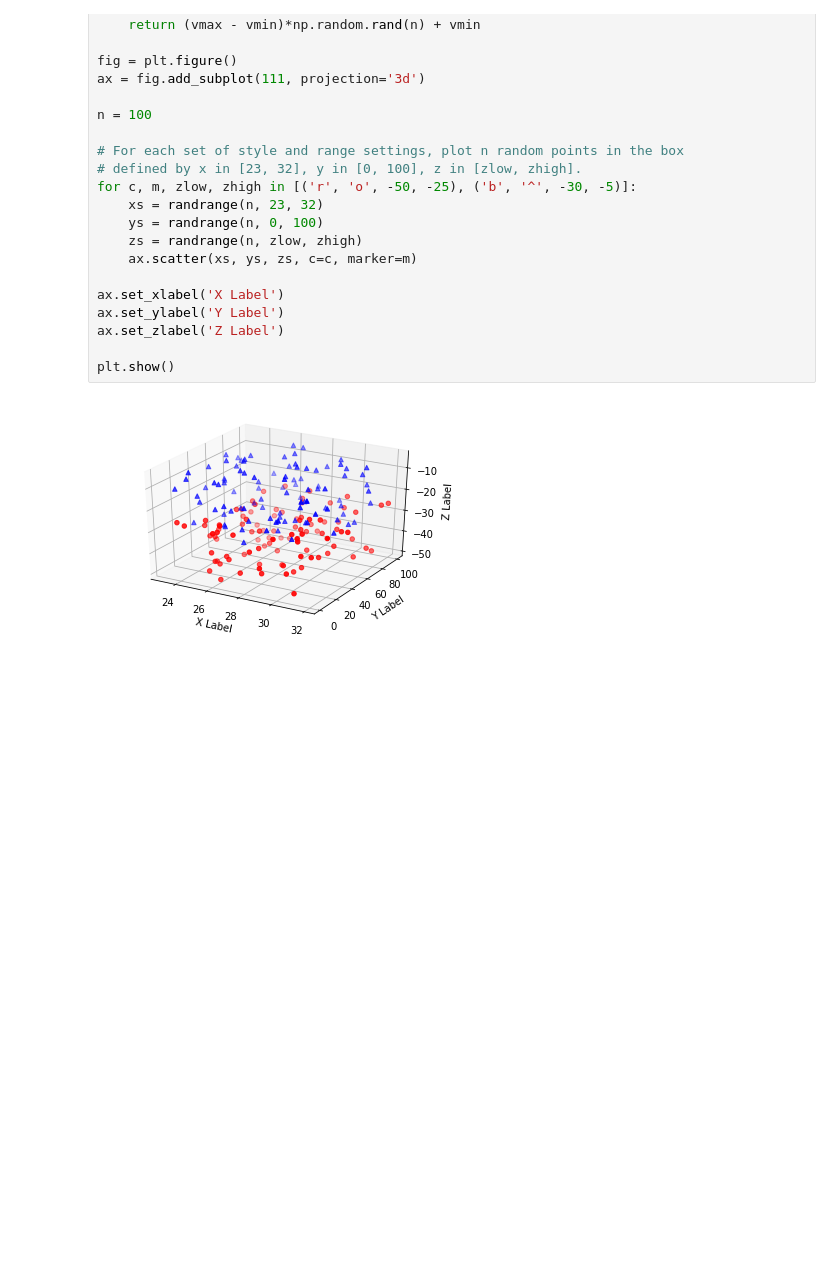
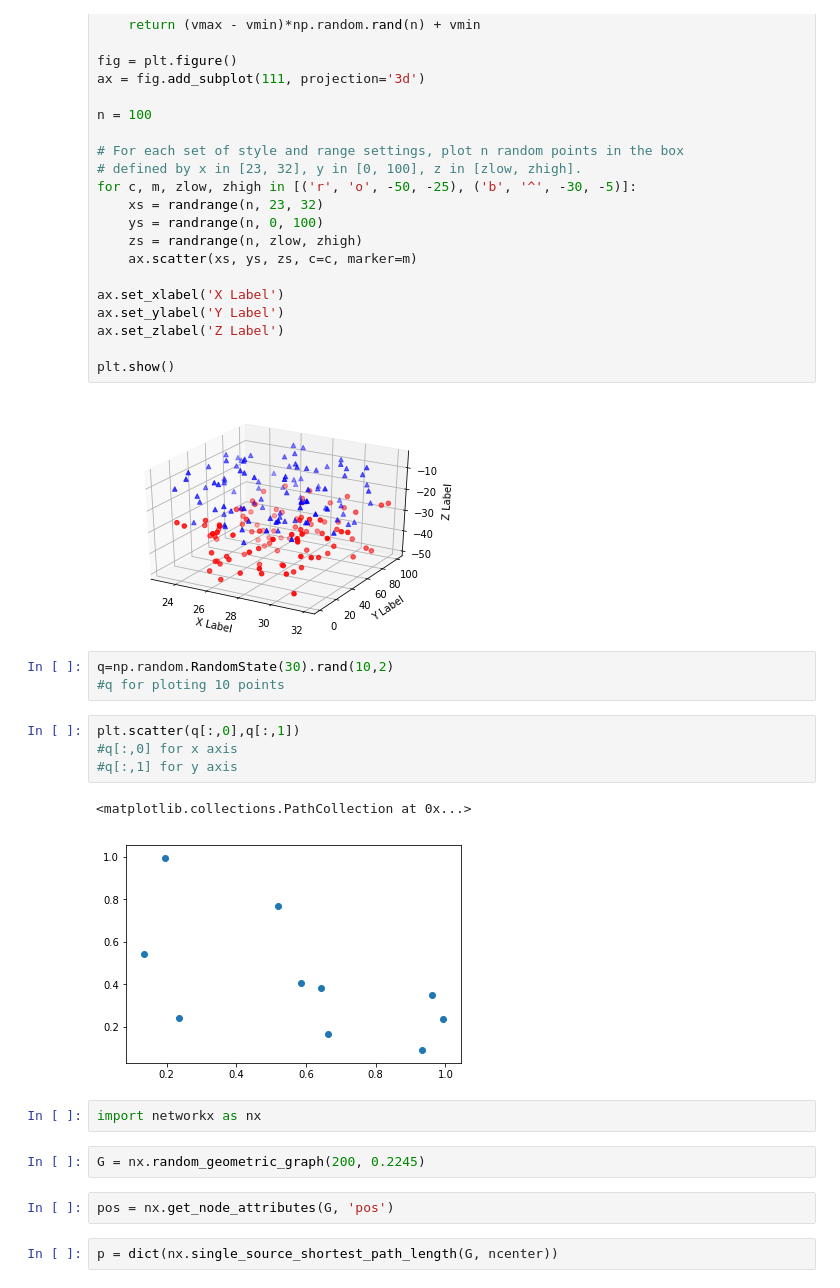
Before and after one commit to priyanshu2411/data-science-handbook-practice, a Jupyter notebook: day 1 practice.ipynb, the cells around one changed output. Saved outputs shown, nothing was run; the diff lists cells and outputs as text; blank space fills up the shorter version.

Commit message:
getting started with networkx

```diff
--- a/day 1 practice.ipynb
+++ b/day 1 practice.ipynb
@@ -151,3 +151,21 @@ ax.set_zlabel('Z Label')
 plt.show()
 # %% [output]
 [figure]
+# %%
+q=np.random.RandomState(30).rand(10,2)
+#q for ploting 10 points
+# %%
+plt.scatter(q[:,0],q[:,1])
+#q[:,0] for x axis
+#q[:,1] for y axis
+# %% [output]
+<matplotlib.collections.PathCollection at 0x...>
+[figure, added]
+# %%
+import networkx as nx
+# %%
+G = nx.random_geometric_graph(200, 0.2245)
+# %%
+pos = nx.get_node_attributes(G, 'pos')
+# %%
+p = dict(nx.single_source_shortest_path_length(G, ncenter))
```
Also changed, not shown: parts of 1 cell of this notebook.
